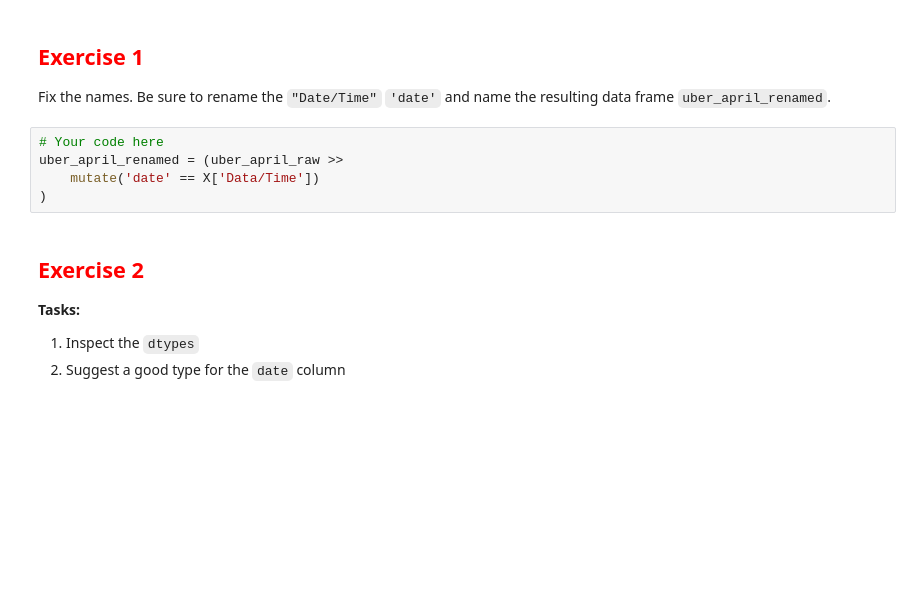
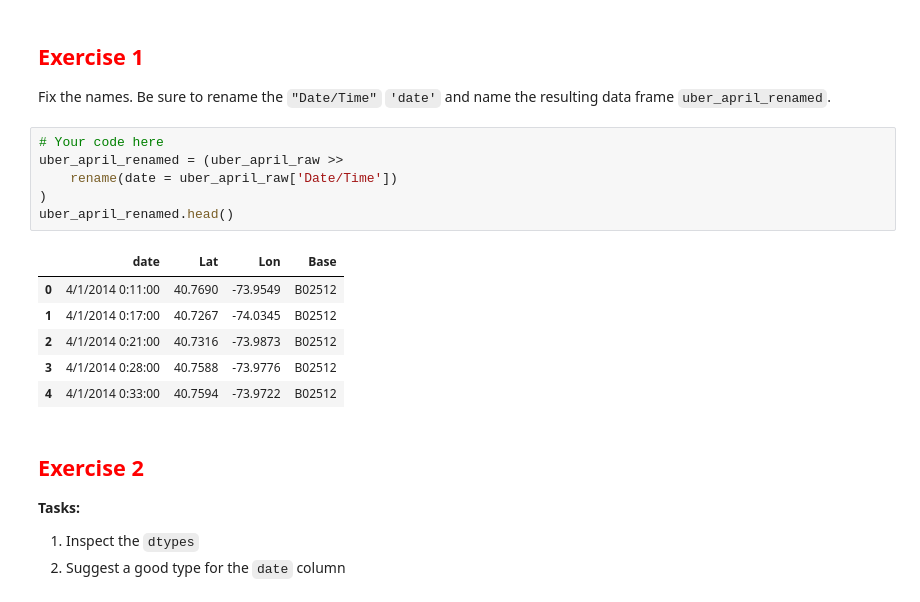
Before and after one commit to dreols01/module2_intro_to_pandas, a Jupyter notebook: 2_4_pandas_dtypes.ipynb, the cells around one changed output. Drawn from its saved outputs; the diff is of its cells as text; blank space fills up the shorter version.

```diff
--- a/2_4_pandas_dtypes.ipynb
+++ b/2_4_pandas_dtypes.ipynb
@@ -153,8 +151,16 @@ Fix the names.  Be sure to rename the `"Date/Time"` `'date'` and name the result
 # %%
 # Your code here
 uber_april_renamed = (uber_april_raw >>
-    mutate('date' == X['Data/Time'])
+    rename(date = uber_april_raw['Date/Time'])
 )
+uber_april_renamed.head()
+# %% [output]
+|  | date | Lat | Lon | Base |
+| 0 | 4/1/2014 0:11:00 | 40.7690 | -73.9549 | B02512 |
+| 1 | 4/1/2014 0:17:00 | 40.7267 | -74.0345 | B02512 |
+| 2 | 4/1/2014 0:21:00 | 40.7316 | -73.9873 | B02512 |
+| 3 | 4/1/2014 0:28:00 | 40.7588 | -73.9776 | B02512 |
+| 4 | 4/1/2014 0:33:00 | 40.7594 | -73.9722 | B02512 |
 # %% [markdown]
 ## <font color="red"> Exercise 2</font>
 
```
Also changed, not shown: parts of 8 cells of this notebook.
